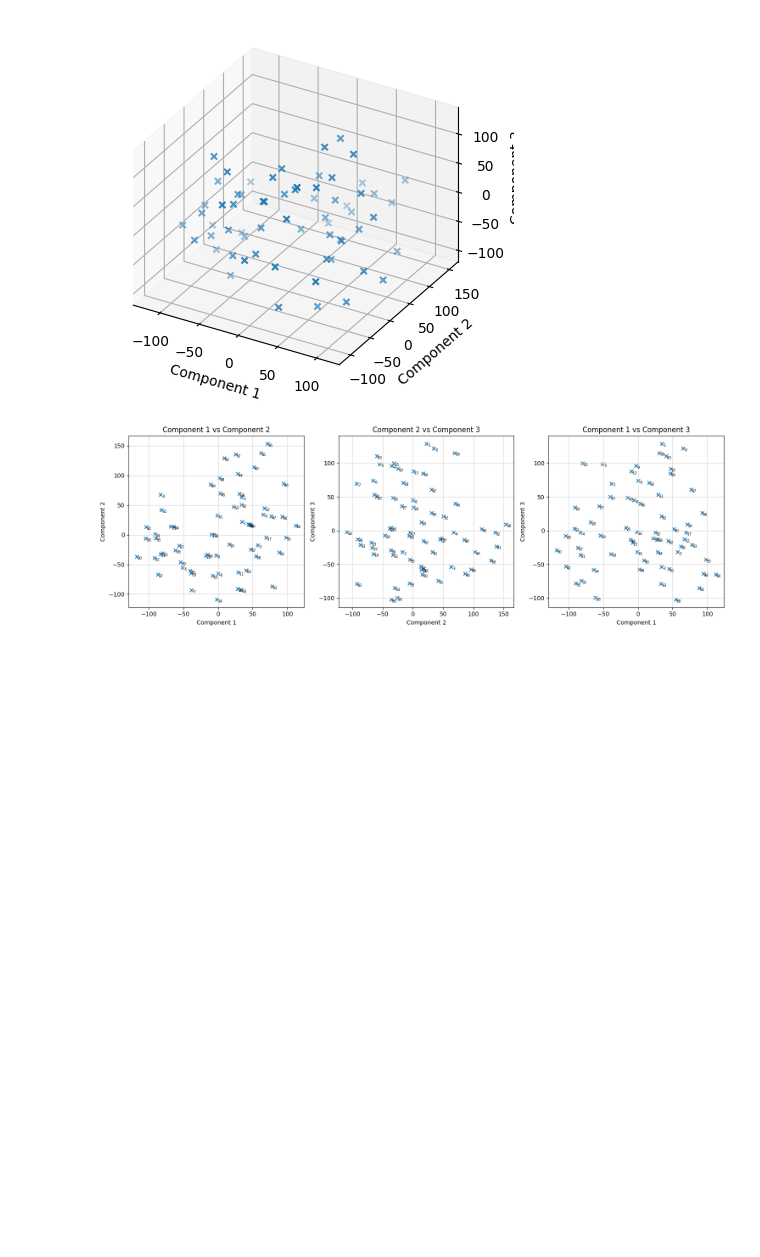
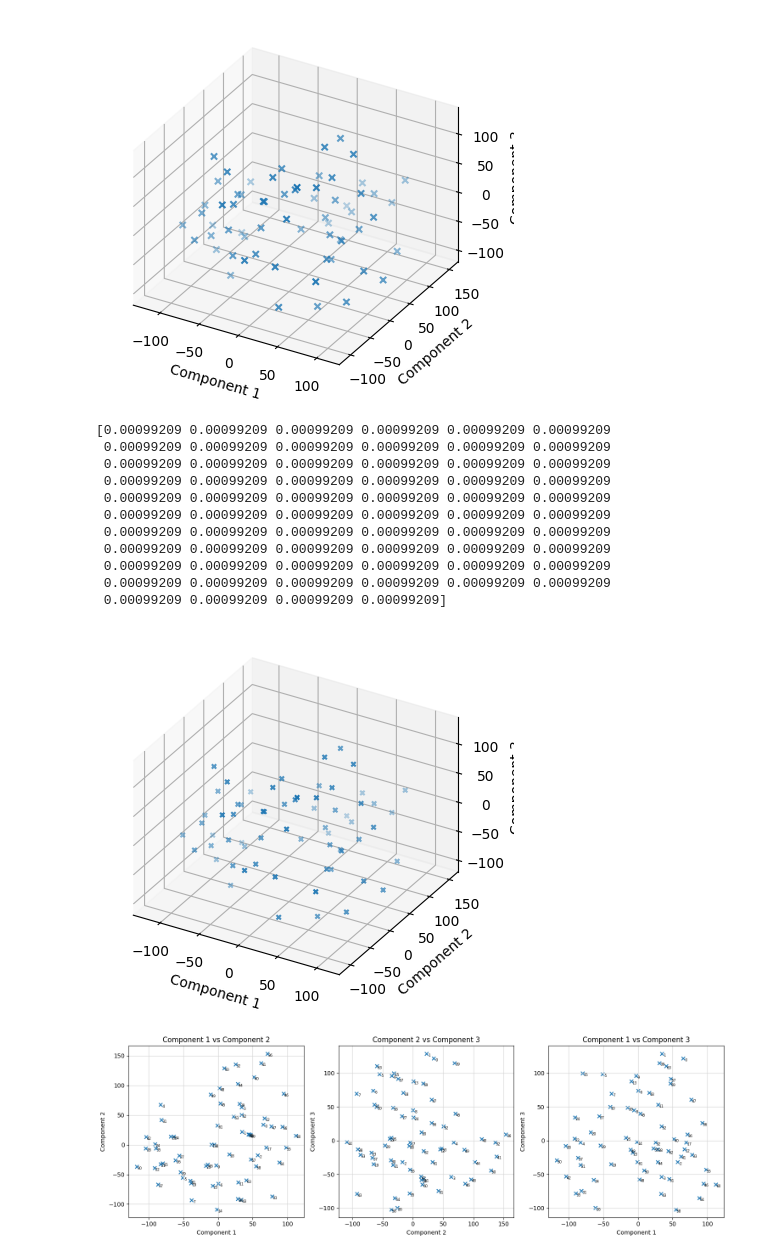
Before and after one commit to WilliamShengYangHuang/AALU_Coding, a Jupyter notebook: exporting_latent_codes_pca_t_sne_v2.ipynb, the cells around one changed output. Drawn from its saved outputs; the diff is of its cells as text; code cells hidden in the pictures; blank space fills up the shorter version.

```diff
--- a/exporting_latent_codes_pca_t_sne_v2.ipynb
+++ b/exporting_latent_codes_pca_t_sne_v2.ipynb
@@ -285,6 +287,51 @@ ax.set_zlabel('Component 3')
 plt.show()
 # %% [output]
 [figure]
+# %%
+from sklearn.neighbors import KernelDensity
+from mpl_toolkits.mplot3d import Axes3D
+
+# Compute kernel density estimates for each point in the t-SNE data
+kde = KernelDensity(bandwidth=1.0, kernel='gaussian')
+kde.fit(X_tsne)
+densities = kde.score_samples(X_tsne)  # Log density
+densities = np.exp(densities)  # Convert log density to actual density
+print(densities)
+
+# Scale densities for marker sizes in the plot
+density_scale = 10**4  # Scale factor for better visualisation
+marker_sizes = densities * density_scale
+
+# Creating the 3D scatter plot with marker sizes based on local kernel density
+fig = plt.figure()
+ax = fig.add_subplot(111, projection='3d')
+
+# Scatter plot without perspective, marker sizes based on density
+scatter = ax.scatter(X_tsne[:, 0], X_tsne[:, 1], X_tsne[:, 2], marker='x', s=marker_sizes)
+
+# Setting orthographic projection
+ax.set_proj_type('ortho')
+
+# Labeling axes
+ax.set_xlabel('Component 1')
+ax.set_ylabel('Component 2')
+ax.set_zlabel('Component 3')
+
+# Show the plot
+plt.show()
+# %% [output]
+[0.00099209 0.00099209 0.00099209 0.00099209 0.00099209 0.00099209
+ 0.00099209 0.00099209 0.00099209 0.00099209 0.00099209 0.00099209
+ 0.00099209 0.00099209 0.00099209 0.00099209 0.00099209 0.00099209
+ 0.00099209 0.00099209 0.00099209 0.00099209 0.00099209 0.00099209
+ 0.00099209 0.00099209 0.00099209 0.00099209 0.00099209 0.00099209
+ 0.00099209 0.00099209 0.00099209 0.00099209 0.00099209 0.00099209
+ 0.00099209 0.00099209 0.00099209 0.00099209 0.00099209 0.00099209
+ 0.00099209 0.00099209 0.00099209 0.00099209 0.00099209 0.00099209
+ 0.00099209 0.00099209 0.00099209 0.00099209 0.00099209 0.00099209
+ 0.00099209 0.00099209 0.00099209 0.00099209 0.00099209 0.00099209
+ 0.00099209 0.00099209 0.00099209 0.00099209]
+[figure, added]
 # %%
 # Adjusting the annotation font size and adding gridlines to the scatter plots
 
```
Also changed, not shown: parts of 2 cells of this notebook.
